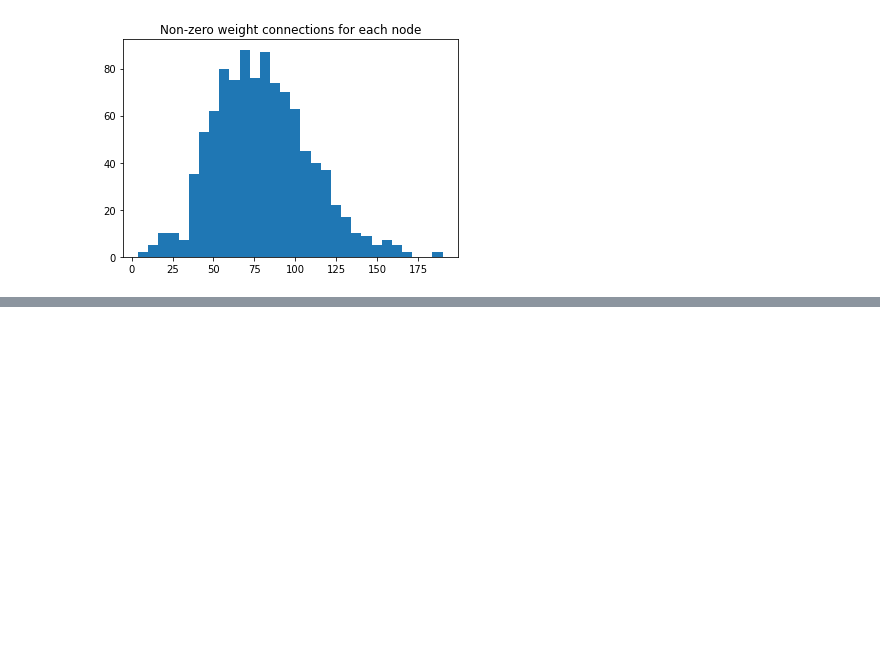
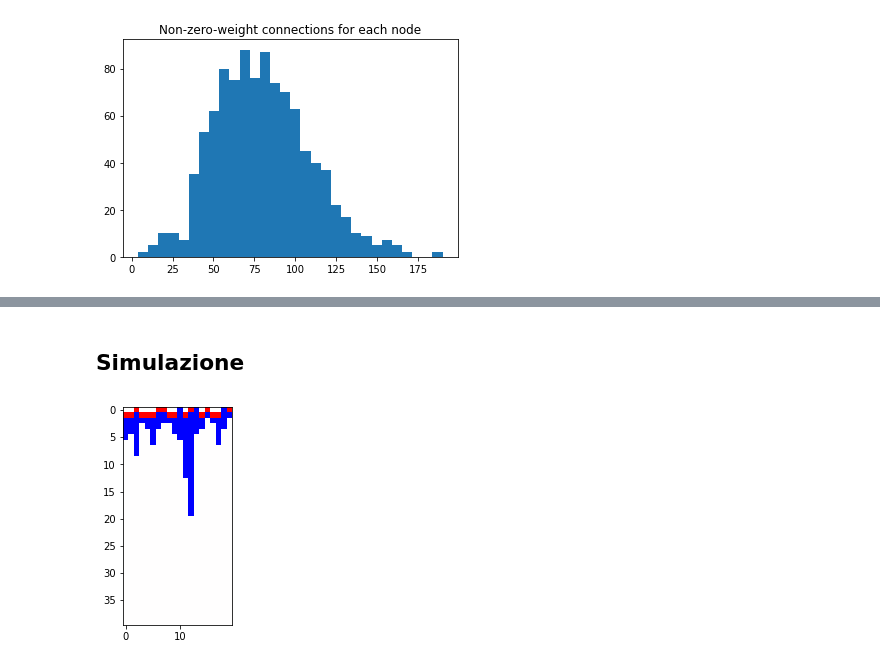
Before and after one commit to tommaso-bertola/TesiTriennale, a Jupyter notebook: Code/Whole Brain Model.ipynb, the cells around one changed output, grey strips where cells are left out. Saved outputs shown, nothing was run; the diff lists cells and outputs as text; code cells hidden in the pictures; blank space fills up the shorter version.

Commit message:
Prima implementazione di simulazione

```diff
--- a/Code/Whole Brain Model.ipynb
+++ b/Code/Whole Brain Model.ipynb
@@ -60,4 +73,4 @@ $$\widetilde{M_{ij}}=\frac{M_{ij}}{\sum_j M_{ij}}$$
 #Sum is carried out through every i-th line in the M matrix
 #and then put to the "vertical" form
 #so as to every i-th line is divided by the right sum
-nor_M=M/M.sum(axis=1)[:,None]
+nor_W=W/W.sum(axis=1)[:,None]
@@ -63,0 +88,45 @@ nor_M=M/M.sum(axis=1)[:,None]
+# %% [markdown]
+## Simulazione
+# %%
+#Function defining the simulation behaviour
+def refractory2deactive(r2):
+    if np.random.rand()<r2:
+        return 0
+    else :
+        return -1
+
+def deactive2active(old_state, W, T):
+    temp_state=np.zeros(len(old_state))
+    for neuron in range(neurons):
+        if old_state[neuron]==-1:
+            temp_state[neuron]=0
+        elif old_state[neuron]==1:
+            temp_state[neuron]=1
+
+    if W[neuron]@temp_state>T:
+        return 1
+    else:
+        return 0
+
+def update_state(A, timestep, W, r2, T):
+    temp_state=np.zeros(neurons)
+    for neuron in range(neurons):
+        if A[timestep, neuron]==1:
+            temp_state[neuron]=-1
+        elif A[timestep, neuron]==-1:
+            #probability r2
+            temp_state[neuron]=refractory2deactive(r2)
+        elif A[timestep,neuron]==0:
+            #temp_state[neuron]=0
+            #sum of incoming active nodes
+            temp_state[neuron]=deactive2active(A[timestep], W, T)
+    return temp_state
+# %%
+# Simulation
+for timestep in range(1,timesteps-1):
+    A[timestep]=update_state(A, timestep-1, nor_W, r2, T)
+# %%
+plt.imshow(A[:,:20], cmap='bwr')
+plt.show()
+# %% [output]
+[figure, added]
```
Also changed, not shown: parts of 10 cells of this notebook.
